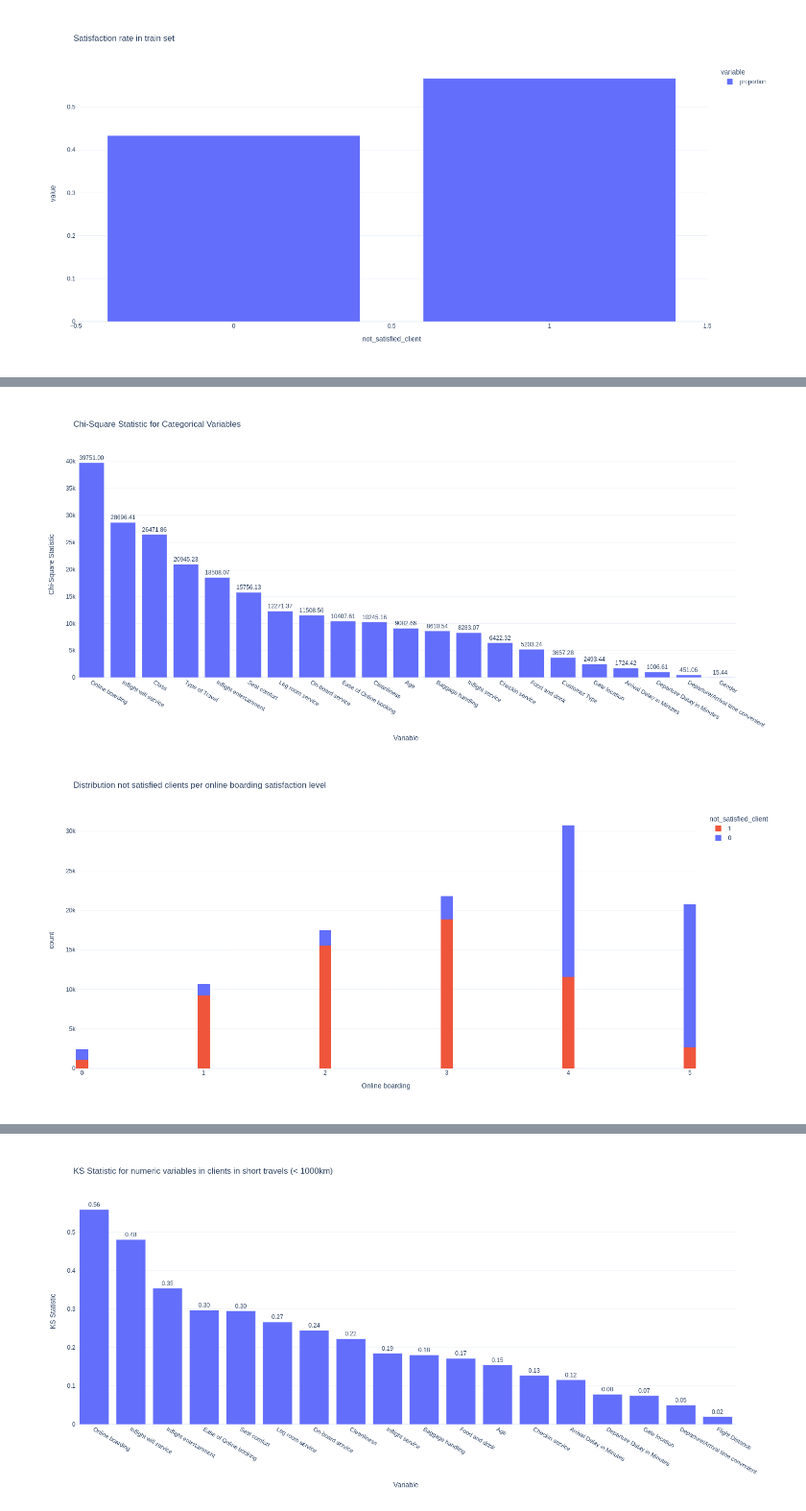
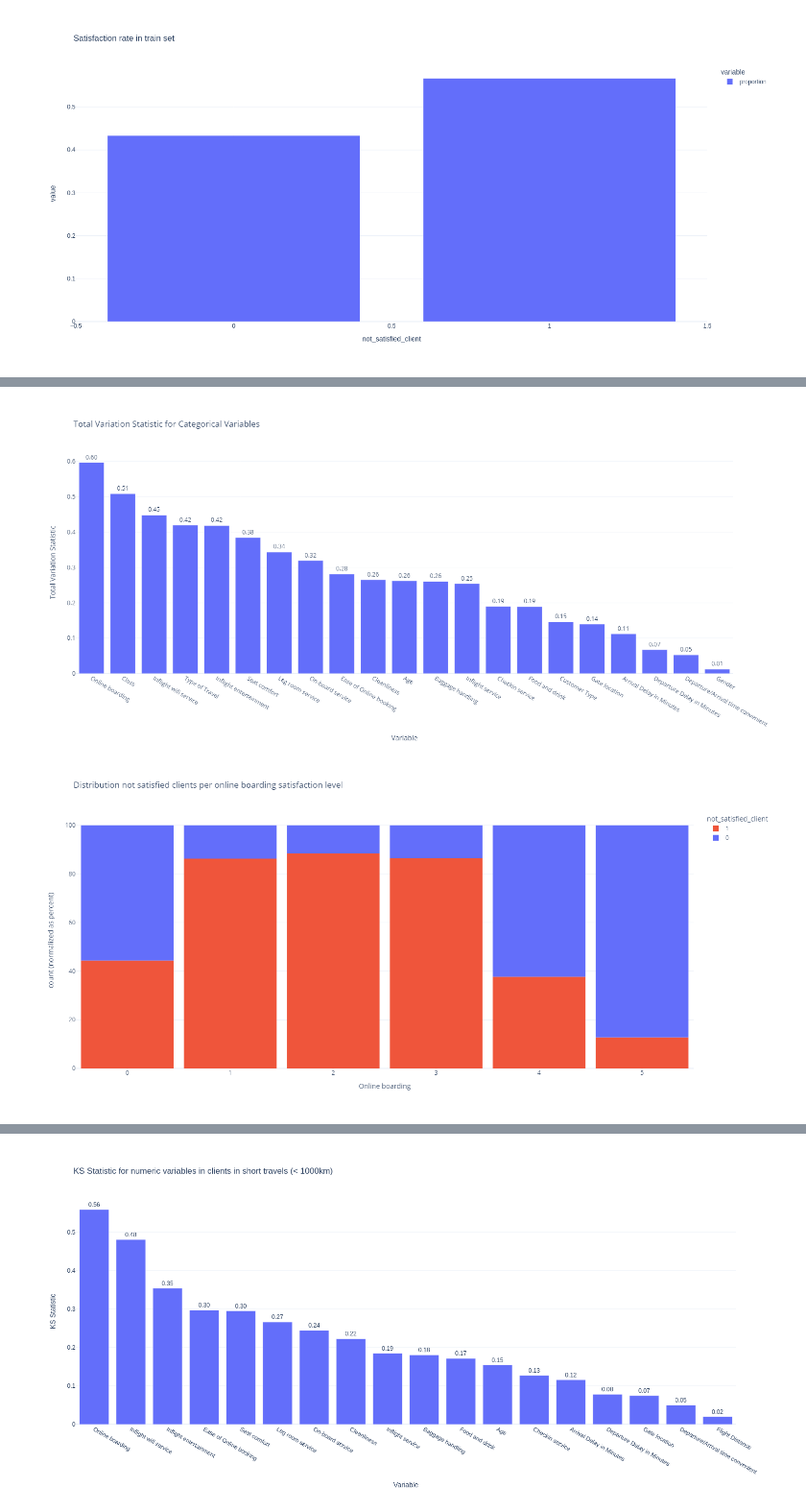
Before and after one commit to w-alves/airline-passenger-satisfaction, a Jupyter notebook: eda_and_processing.ipynb, the cells around one changed output, grey strips where cells are left out. Shown: that part at 96% size. Saved outputs shown, nothing was run; the diff lists cells and outputs as text; code cells hidden in the pictures.

Commit message:
Update plots on EDA

```diff
--- a/eda_and_processing.ipynb
+++ b/eda_and_processing.ipynb
@@ -141,40 +182,41 @@ fig.show()
 # %%
 target = df_train['not_satisfied_client']
 
-chi2_statistics = {}
+total_variation_statistics = {}
 for column in df_train.columns:
     if column != 'not_satisfied_client' and column != 'Flight Distance':
-        chi2_stat = calculate_chi2_statistic(df_train[column], target)
-        chi2_statistics[column] = chi2_stat
+        tv_stat = calculate_total_variation_statistic(df_train[column], target)
+        total_variation_statistics[column] = tv_stat
 
 # Convert the dictionary to a DataFrame for plotting
-chi2_df = pd.DataFrame(list(chi2_statistics.items()), columns=['Variable', 'Chi-Square Statistic'])
-chi2_df = chi2_df.sort_values(by='Chi-Square Statistic', ascending=False)
+tv_df = pd.DataFrame(list(total_variation_statistics.items()), columns=['Variable', 'Total Variation Statistic'])
+tv_df = tv_df.sort_values(by='Total Variation Statistic', ascending=False)
 
 # Plot the bar plot using Plotly
 fig = px.bar(
-    chi2_df,
+    tv_df,
     x='Variable',
-    y='Chi-Square Statistic',
-    title='Chi-Square Statistic for Categorical Variables',
-    labels={'Variable': 'Categorical Variable', 'Chi-Square Statistic': 'Chi-Square Statistic'},
-    text='Chi-Square Statistic'
+    y='Total Variation Statistic',
+    title='Total Variation Statistic for Categorical Variables',
+    labels={'Variable': 'Categorical Variable', 'Total Variation Statistic': 'Total Variation Statistic'},
+    text='Total Variation Statistic'
 )
 
 # Update layout for better appearance
-fig.update_layout(xaxis_title='Variable', yaxis_title='Chi-Square Statistic')
+fig.update_layout(xaxis_title='Variable', yaxis_title='Total Variation Statistic')
 fig.update_traces(texttemplate='%{text:.2f}', textposition='outside', cliponaxis=False)
 
 # Show the plot
 fig.show()
 # %% [output]
-[figure, old version]
+[figure, new version]
 # %%
 fig = px.histogram(df_train, x="Online boarding", color="not_satisfied_client", color_discrete_sequence = ["#EF553B", "#636EFA"],
-                 nbins=100, title="Distribution not satisfied clients per online boarding satisfaction level")
+                   title="Distribution not satisfied clients per online boarding satisfaction level", barnorm='percent')
+fig.update_layout(bargap=0.1)
 fig.show()
 # %% [output]
-[figure, old version]
+[figure, new version]
 # %%
 fig = px.histogram(df_train, x="Flight Distance", color="not_satisfied_client",
                  nbins=100, title="Distribution of not satisfied clients by flight distance",
```
Also changed, not shown: parts of 5 cells of this notebook, 1 other file.
